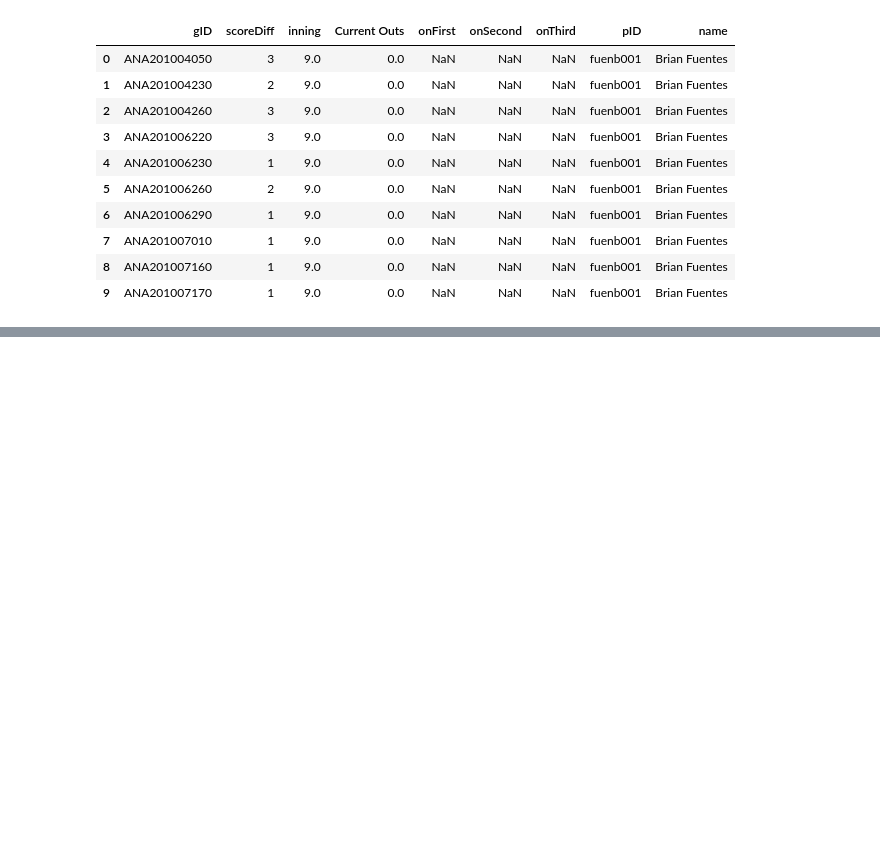
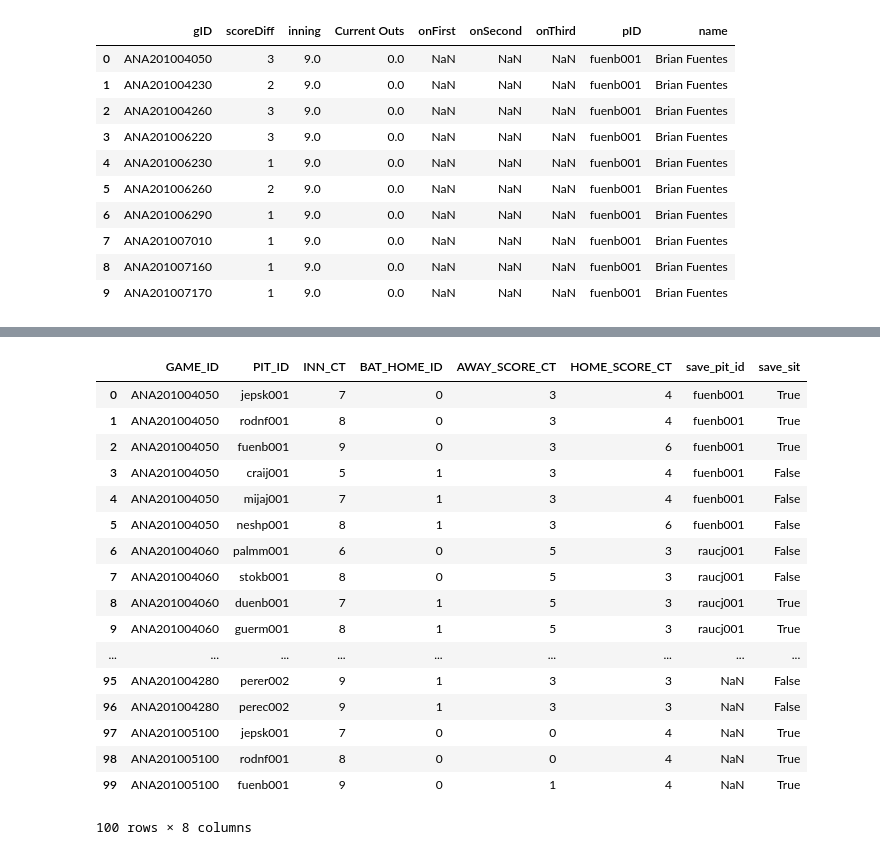
Before and after one commit to DylanSchneider/Save2.0, a Jupyter notebook: Save2.ipynb, the cells around one changed output, grey strips where cells are left out. Saved outputs shown, nothing was run; the diff lists cells and outputs as text; code cells hidden in the pictures; blank space fills up the shorter version.

Commit message:
Added save situations to notebook

```diff
--- a/Save2.ipynb
+++ b/Save2.ipynb
@@ -36,0 +37,32 @@ df_last_pitcher.head(10)
+# %%
+def save_sit(row):
+    if row['PIT_ID'] == row['save_pit_id']:
+        return True
+    elif row['BAT_HOME_ID'] == 0 and row['HOME_SCORE_CT'] > row['AWAY_SCORE_CT']:
+        return True
+    elif row['BAT_HOME_ID'] == 1 and row['HOME_SCORE_CT'] < row['AWAY_SCORE_CT']:
+        return True
+    return False
+
+df_pitch_subs['save_sit'] = df_pitch_subs.apply(save_sit, axis=1)
+# %%
+df_pitch_subs[['GAME_ID', 'PIT_ID', 'INN_CT', 'BAT_HOME_ID', 'AWAY_SCORE_CT', 'HOME_SCORE_CT', 'save_pit_id', 'save_sit']].head(100)
+# %% [output]
+|  | GAME_ID | PIT_ID | INN_CT | BAT_HOME_ID | AWAY_SCORE_CT | HOME_SCORE_CT | save_pit_id | save_sit |
+| 0 | ANA201004050 | jepsk001 | 7 | 0 | 3 | 4 | fuenb001 | True |
+| 1 | ANA201004050 | rodnf001 | 8 | 0 | 3 | 4 | fuenb001 | True |
+| 2 | ANA201004050 | fuenb001 | 9 | 0 | 3 | 6 | fuenb001 | True |
+| 3 | ANA201004050 | craij001 | 5 | 1 | 3 | 4 | fuenb001 | False |
+| 4 | ANA201004050 | mijaj001 | 7 | 1 | 3 | 4 | fuenb001 | False |
+| 5 | ANA201004050 | neshp001 | 8 | 1 | 3 | 6 | fuenb001 | False |
+| 6 | ANA201004060 | palmm001 | 6 | 0 | 5 | 3 | raucj001 | False |
+| 7 | ANA201004060 | stokb001 | 8 | 0 | 5 | 3 | raucj001 | False |
+| 8 | ANA201004060 | duenb001 | 7 | 1 | 5 | 3 | raucj001 | True |
+| 9 | ANA201004060 | guerm001 | 8 | 1 | 5 | 3 | raucj001 | True |
+| ... | ... | ... | ... | ... | ... | ... | ... | ... |
+| 95 | ANA201004280 | perer002 | 9 | 1 | 3 | 3 | NaN | False |
+| 96 | ANA201004280 | perec002 | 9 | 1 | 3 | 3 | NaN | False |
+| 97 | ANA201005100 | jepsk001 | 7 | 0 | 0 | 4 | NaN | True |
+| 98 | ANA201005100 | rodnf001 | 8 | 0 | 0 | 4 | NaN | True |
+| 99 | ANA201005100 | fuenb001 | 9 | 0 | 1 | 4 | NaN | True |
+100 rows × 8 columns
```
Also changed, not shown: parts of 2 cells of this notebook, 2 other files.
